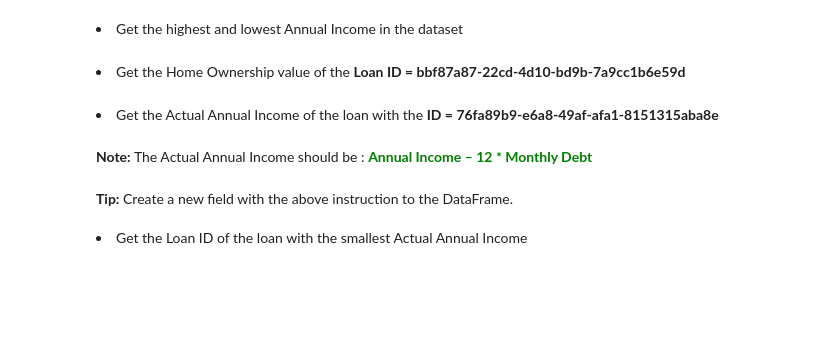
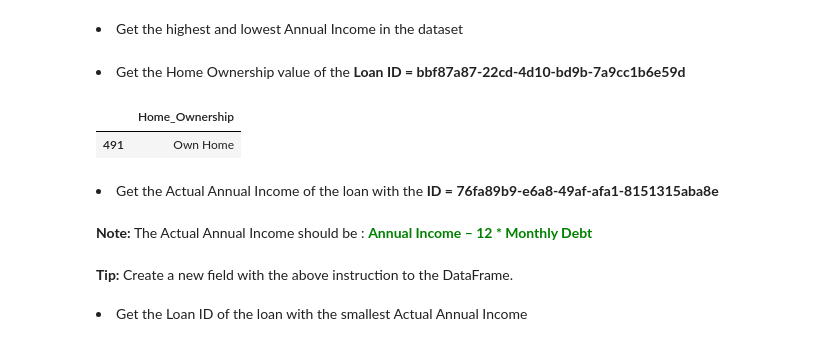
Before and after one commit to crypt0kitik/Introduction-to-Data-Analytics, a Jupyter notebook: Homework sets/SET 2/DataAnalyticsExerciseSet2.ipynb, the cells around one changed output. Saved outputs shown, nothing was run; the diff lists cells and outputs as text; code cells hidden in the pictures; blank space fills up the shorter version.

```diff
--- a/Homework sets/SET 2/DataAnalyticsExerciseSet2.ipynb
+++ b/Homework sets/SET 2/DataAnalyticsExerciseSet2.ipynb
@@ -92,9 +92,13 @@ max = df['Annual Income'].max()
 <li>Get the Home Ownership value of the <b>Loan ID = bbf87a87-22cd-4d10-bd9b-7a9cc1b6e59d</b></li>
 # %%
 # get the needed value with the Loan ID
-#df = df.rename(columns={"Home Ownership": "Home_Ownership"})
-#loan_id = bbf87a87-22cd-4d10-bd9b-7a9cc1b6e59d
-#Home_Ownership = df[df['Loan ID'] == loan_id]
+df = df.rename(columns={"Home Ownership": "Home_Ownership"})
+Loan_id = "bbf87a87-22cd-4d10-bd9b-7a9cc1b6e59d"
+Home_Ownership = df[df['Loan ID'] == Loan_id]
+Home_Ownership[["Home_Ownership"]]
+# %% [output]
+|  | Home_Ownership |
+| 491 | Own Home |
 # %% [markdown]
 <li>Get the Actual Annual Income of the loan with the <b>ID = 76fa89b9-e6a8-49af-afa1-8151315aba8e</b></li>
 <br><b>Note:</b> The Actual Annual Income should be :
```
Also changed, not shown: parts of 4 cells of this notebook, 8 other files.
